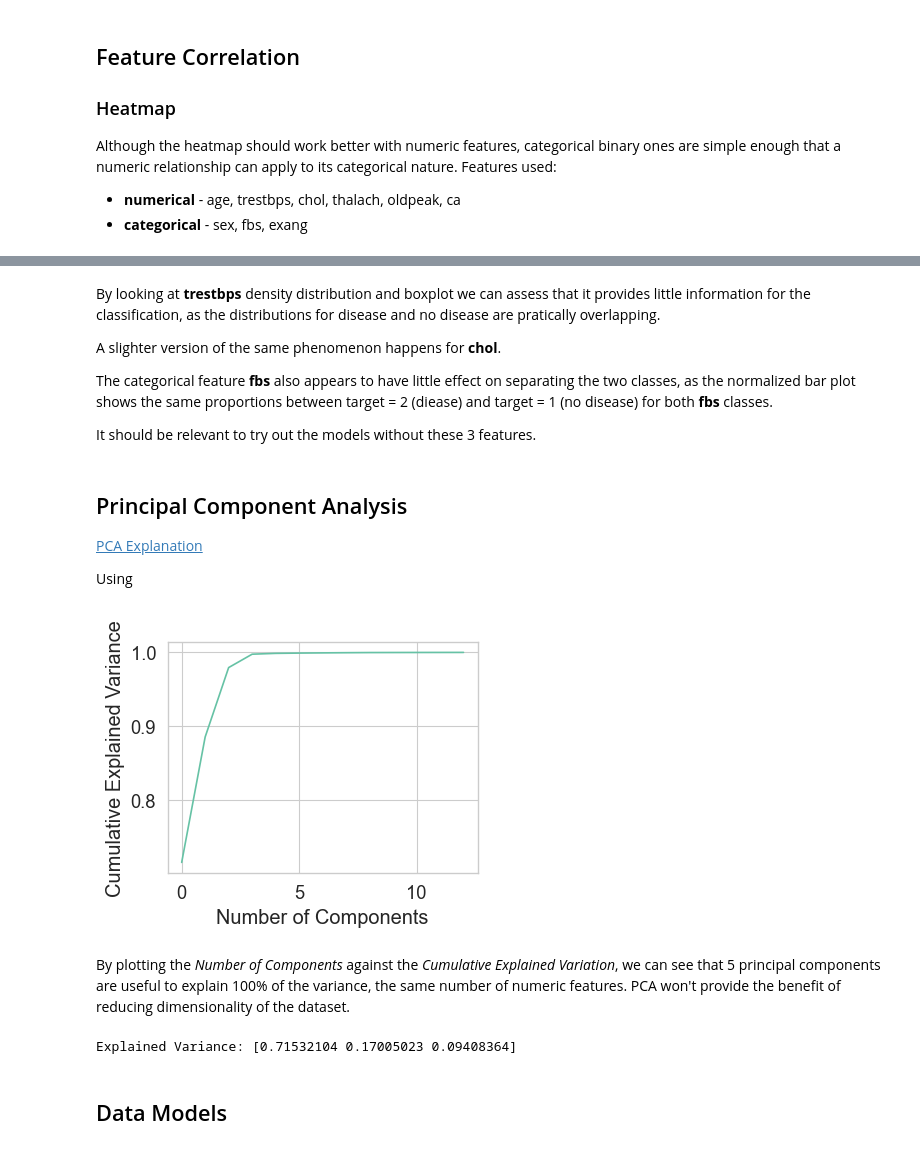
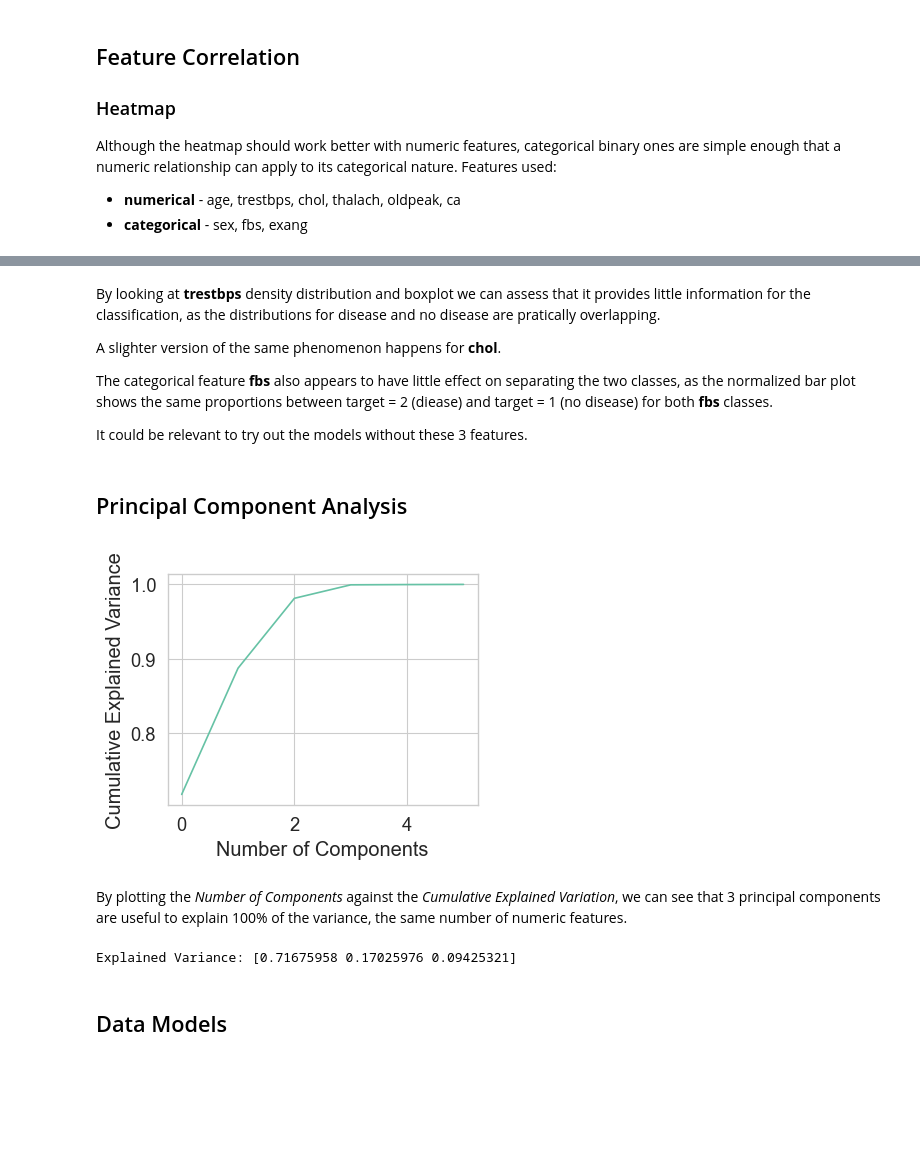
Before and after one commit to diogocerveira/heart-prediese, a Jupyter notebook: DACO_Project.ipynb, the cells around one changed output, grey strips where cells are left out. Drawn from its saved outputs; the diff is of its cells as text; code cells hidden in the pictures; blank space fills up the shorter version.

```diff
--- a/DACO_Project.ipynb
+++ b/DACO_Project.ipynb
@@ -58,8 +58,8 @@ IQR = Q3 - Q1
 # Find the outlier row(s)
 outlier_mask = ((X[numericalFeatures] < (Q1 - 3 * IQR)) | (X[numericalFeatures] > (Q3 + 3 * IQR))).any(axis=1)
 # Remove the outlier row(s) from X
-X = X[~outlier_mask]
-Y = Y[~outlier_mask]
+X = X[~outlier_mask].reset_index(drop=True)
+Y = Y[~outlier_mask].reset_index(drop=True)
 
 print("Number of outliers removed:", len(data) - len(X), '\n')
 
@@ -117,35 +117,31 @@ A slighter version of the same phenomenon happens for **chol**.
 
 The categorical feature **fbs** also appears to have little effect on separating the two classes, as the normalized bar plot shows the same proportions between target = 2 (diease) and target = 1 (no disease) for both **fbs** classes.
 
-It should be relevant to try out the models without these 3 features.
+It could be relevant to try out the models without these 3 features.
-# %% [markdown]
-## Principal Component Analysis
-
-[PCA Explanation](https://builtin.com/data-science/step-step-explanation-principal-component-analysis)
-
-Using
+# %% [markdown]
+## Principal Component Analysis
 # %%
 from sklearn.decomposition import PCA
 
-
-pca = PCA(n_components=len(X.columns))
-pca.fit(X)
-X_pca = pca.transform(X)
-
+pca = PCA(n_components=len(X_numerical.columns))
+pca.fit(X_numerical)
+X_pca = pca.transform(X_numerical)
 
 explained_variance = pca.explained_variance_ratio_
 
 # plot no of components vs cumulative explained variance
 explained_variance = np.cumsum(pca.explained_variance_ratio_)
 plt.figure(figsize=(4, 3))
 plt.plot(explained_variance, )
 plt.xlabel('Number of Components')
 plt.ylabel('Cumulative Explained Variance')
+# plt.savefig("plots/pcVsCEV.png")
+
 plt.show()
 # %% [output]
-[figure, old version]
+[figure, new version]
 # %% [markdown]
-By plotting the *Number of Components* against the *Cumulative Explained Variation*, we can see that 5 principal components are useful to explain 100% of the variance, the same number of numeric features. PCA won't provide the benefit of reducing dimensionality of the dataset.
+By plotting the *Number of Components* against the *Cumulative Explained Variation*, we can see that 3 principal components are useful to explain 100% of the variance, the same number of numeric features.
 # %%
 from mpl_toolkits.mplot3d import Axes3D
 
@@ -160,12 +156,18 @@ print(f"Explained Variance: {explained_variance}")
 # Convert it back to a DataFrame
 pca_df = pd.DataFrame(data=pca_result, columns=["PC" + str(i + 1) for i in range(nPCs)])
 
+X_PCAed = pd.concat([pca_df, X.drop(X_numerical.columns, axis=1)], axis=1)
+# print(X_PCAed.head())
+# fig = plt.figure()
+# ax = fig.add_subplot(111, projection='3d')
 
-X_oneHot_PCAed = pd.concat([pca_df, X_oneHot.drop(X_oneHot.columns, axis=1)], axis=1)
+# ax.scatter(pca_df['PC1'], pca_df['PC2'], pca_df['PC3'])
 
-# print(X_oneHot_PCAed.columns)
+# ax.set_xlabel('PC1')
+# ax.set_ylabel('PC2')
+# ax.set_zlabel('PC3')
 # %% [output]
-Explained Variance: [0.71532104 0.17005023 0.09408364]
+Explained Variance: [0.71675958 0.17025976 0.09425321]
 # %% [markdown]
 ## Data Models
 # %%
```
Also changed, not shown: parts of 5 cells of this notebook, 22 other files.
